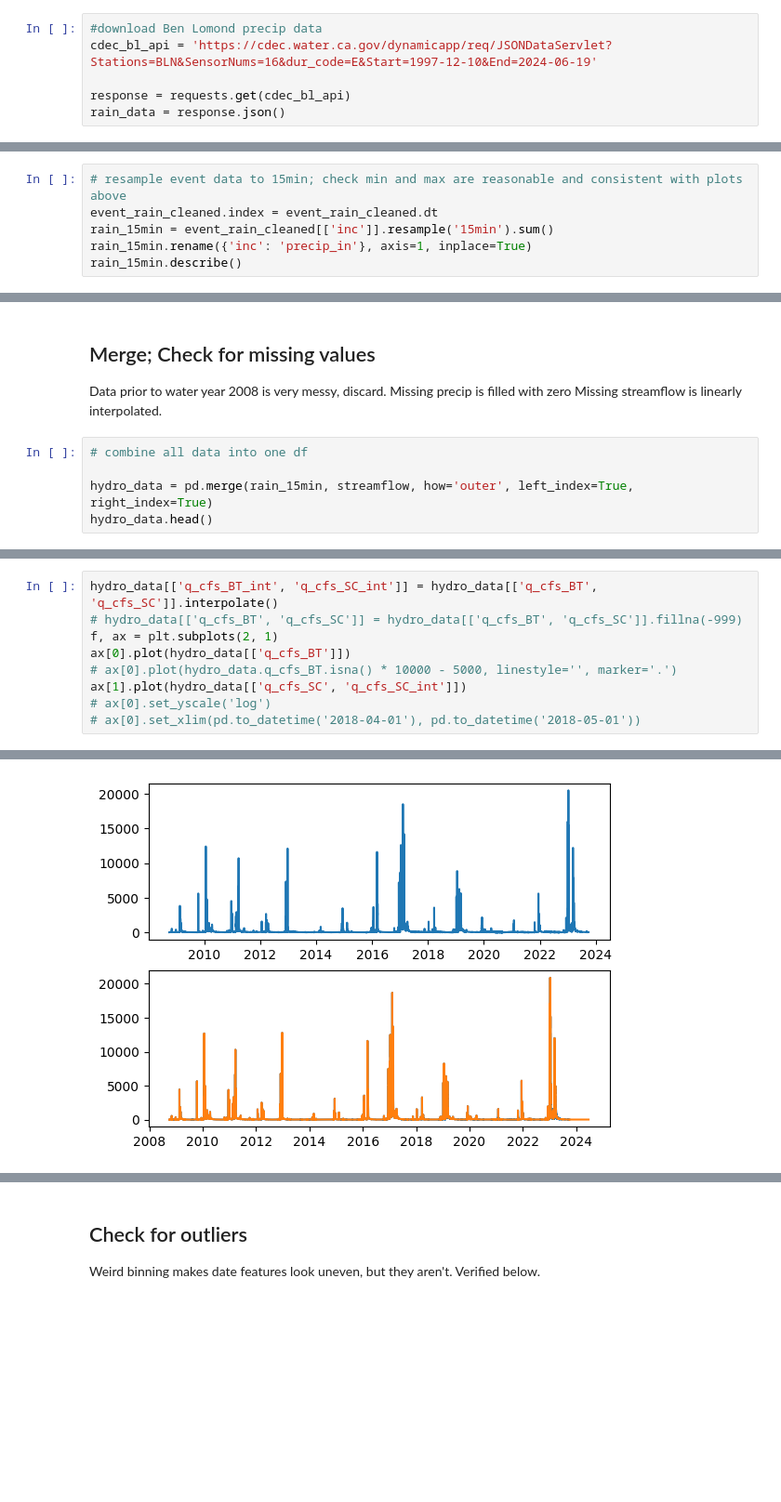
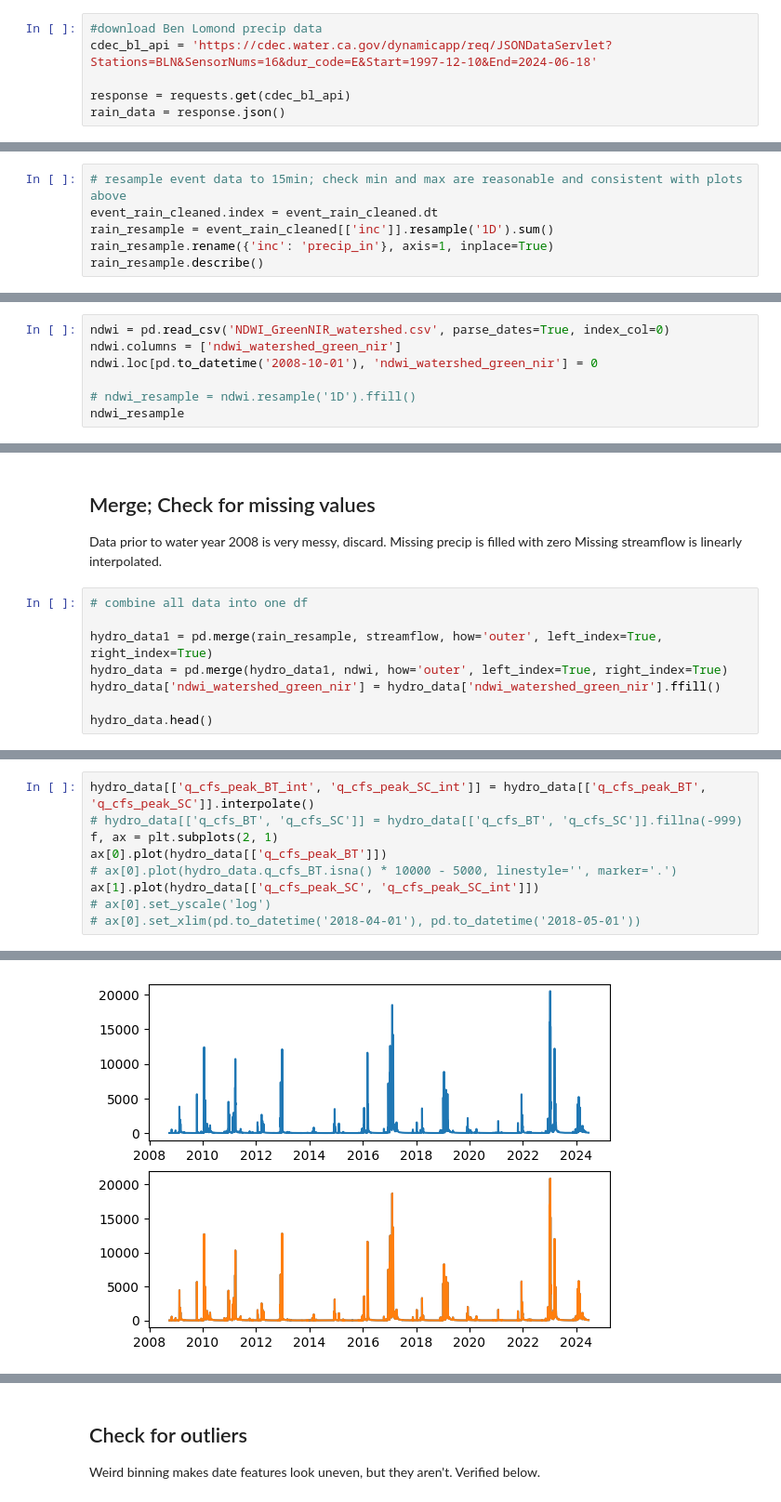
Before and after one commit to kpretz/San-Lorenzo-Flood-Prediction, a Jupyter notebook: 01_GetData_EDA.ipynb, the cells around one changed output, grey strips where cells are left out. Shown at 93% size. Saved outputs shown, nothing was run; the diff lists cells and outputs as text; blank space fills up the shorter version.

```diff
--- a/01_GetData_EDA.ipynb
+++ b/01_GetData_EDA.ipynb
@@ -102,7 +119,7 @@ streamflow.head()
 Data is event-based data, with timestamp saved for each tip of the rain tipping bucket. Code below recalculated to incremental data resampled to every 15 minutes.
 # %%
 #download Ben Lomond precip data
-cdec_bl_api = 'https://cdec.water.ca.gov/dynamicapp/req/JSONDataServlet?Stations=BLN&SensorNums=16&dur_code=E&Start=1997-12-10&End=2024-06-19'
+cdec_bl_api = 'https://cdec.water.ca.gov/dynamicapp/req/JSONDataServlet?Stations=BLN&SensorNums=16&dur_code=E&Start=1997-12-10&End=2024-06-18'
 
 response = requests.get(cdec_bl_api)
 rain_data = response.json()
@@ -147,8 +164,8 @@ event_rain_cleaned.head()
 # %%
 # resample event data to 15min; check min and max are reasonable and consistent with plots above
 event_rain_cleaned.index = event_rain_cleaned.dt
-rain_15min = event_rain_cleaned[['inc']].resample('15min').sum()
-rain_15min.rename({'inc': 'precip_in'}, axis=1, inplace=True)
-rain_15min.describe()
+rain_resample = event_rain_cleaned[['inc']].resample('1D').sum()
+rain_resample.rename({'inc': 'precip_in'}, axis=1, inplace=True)
+rain_resample.describe()
 # %% [output]
 |  | precip_in |
@@ -162,0 +184,7 @@ rain_15min.describe()
+# %%
+ndwi = pd.read_csv('NDWI_GreenNIR_watershed.csv', parse_dates=True, index_col=0)
+ndwi.columns = ['ndwi_watershed_green_nir']
+ndwi.loc[pd.to_datetime('2008-10-01'), 'ndwi_watershed_green_nir'] = 0
+
+# ndwi_resample = ndwi.resample('1D').ffill()
+ndwi_resample
@@ -168,6 +210,9 @@ Missing streamflow is linearly interpolated.
 # %%
 # combine all data into one df
 
-hydro_data = pd.merge(rain_15min, streamflow, how='outer', left_index=True, right_index=True)
+hydro_data1 = pd.merge(rain_resample, streamflow, how='outer', left_index=True, right_index=True)
+hydro_data = pd.merge(hydro_data1, ndwi, how='outer', left_index=True, right_index=True)
+hydro_data['ndwi_watershed_green_nir'] = hydro_data['ndwi_watershed_green_nir'].ffill()
+
 hydro_data.head()
 # %% [output]
@@ -251,16 +292,16 @@ dtype: object
 # %%
-hydro_data[['q_cfs_BT_int', 'q_cfs_SC_int']] = hydro_data[['q_cfs_BT', 'q_cfs_SC']].interpolate()
+hydro_data[['q_cfs_peak_BT_int', 'q_cfs_peak_SC_int']] = hydro_data[['q_cfs_peak_BT', 'q_cfs_peak_SC']].interpolate()
 # hydro_data[['q_cfs_BT', 'q_cfs_SC']] = hydro_data[['q_cfs_BT', 'q_cfs_SC']].fillna(-999)
 f, ax = plt.subplots(2, 1)
-ax[0].plot(hydro_data[['q_cfs_BT']])
+ax[0].plot(hydro_data[['q_cfs_peak_BT']])
 # ax[0].plot(hydro_data.q_cfs_BT.isna() * 10000 - 5000, linestyle='', marker='.')
-ax[1].plot(hydro_data[['q_cfs_SC', 'q_cfs_SC_int']])
+ax[1].plot(hydro_data[['q_cfs_peak_SC', 'q_cfs_peak_SC_int']])
 # ax[0].set_yscale('log')
 # ax[0].set_xlim(pd.to_datetime('2018-04-01'), pd.to_datetime('2018-05-01'))
 # %% [output]
 [<matplotlib.lines.Line2D at 0x...>,
  <matplotlib.lines.Line2D at 0x...>]
-[figure, old version]
+[figure, new version]
 # %%
 ### plot each water year to visually check for interpolation problems
 
```
Also changed, not shown: parts of 29 cells of this notebook, 3 other files.
